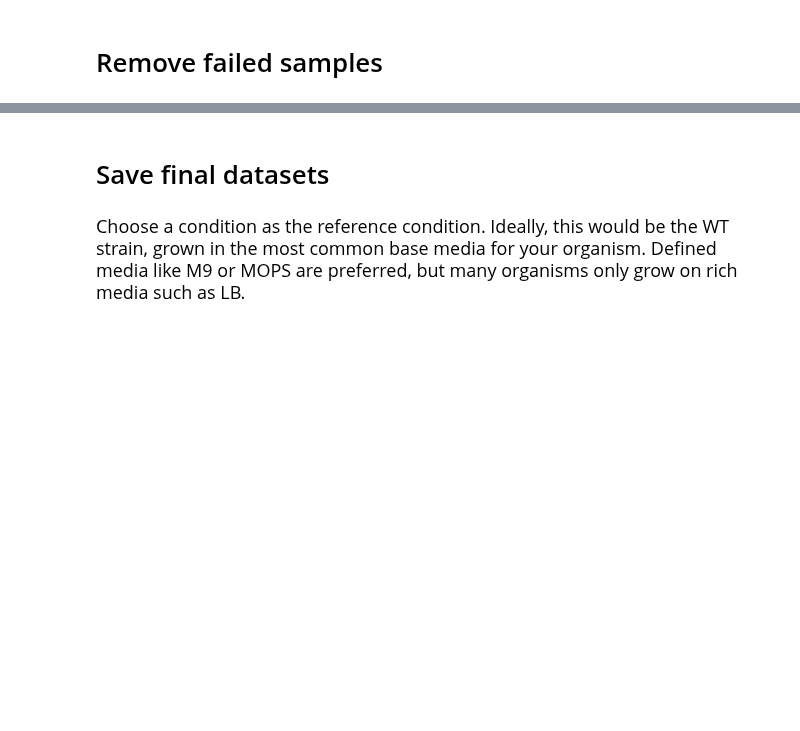
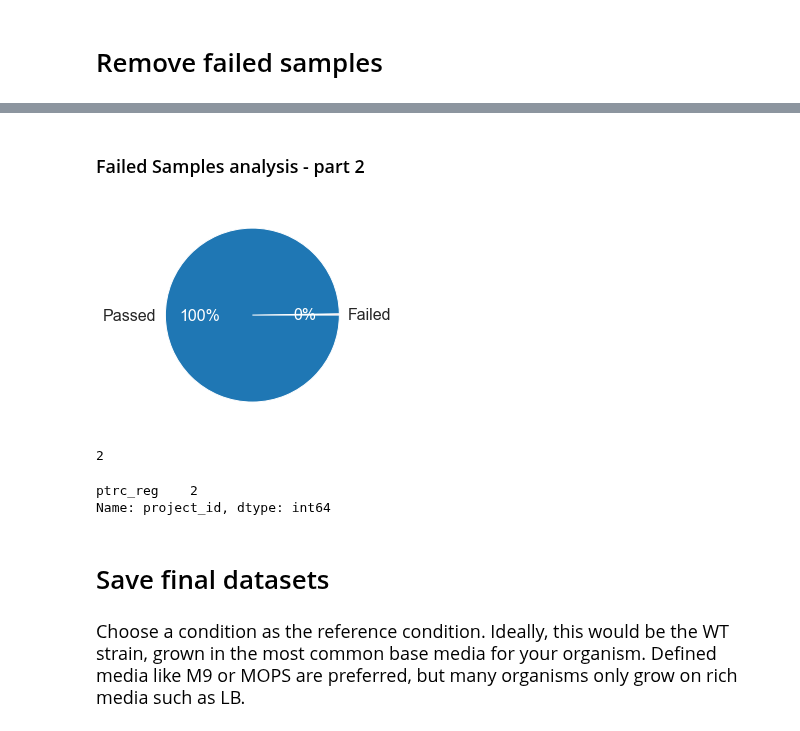
Before and after one commit to SBRG/precise2, a Jupyter notebook: notebooks/QC/expression_QC_SOP.ipynb, the cells around one changed output, grey strips where cells are left out. Drawn from its saved outputs; the diff is of its cells as text; code cells hidden in the pictures; blank space fills up the shorter version.

```diff
--- a/notebooks/QC/expression_QC_SOP.ipynb
+++ b/notebooks/QC/expression_QC_SOP.ipynb
@@ -461,0 +443,2 @@ Most dissimilar replicates:
+# %%
+DF_metadata_passed_input = DF_metadata_passed[DF_metadata_passed['passed_similar_replicates']]
@@ -461,0 +450,6 @@ Most dissimilar replicates:
+# %%
+# Drop Samples with no replicates
+cond_counts = DF_metadata_passed_input.condition_id.value_counts()
+drop_conds = cond_counts[cond_counts < 2].index
+print(len(drop_conds))
+drop_conds
@@ -462,7 +474,7 @@ Most dissimilar replicates:
 # %% [markdown]
 # Remove failed samples
 # %%
-qc_columns = ['passed_number_replicates','passed_similar_replicates']
+qc_columns = ['passed_similar_replicates']
 # %%
 DF_metadata_final = DF_metadata_passed[DF_metadata_passed[qc_columns].all(axis=1)]
 # %%
@@ -472,2 +484,29 @@ DF_metadata_final.shape
 # %%
 DF_log_tpm_final = DF_log_tpm[DF_metadata_final.index]
+# %% [markdown]
+### Failed Samples analysis - part 2
+# %%
+# Store Failed Samples for analysis
+
+DF_metadata_fail_step2 = DF_metadata_passed.loc[DF_metadata_passed_step1.index.difference(DF_metadata_final.index), :]
+
+DF_metadata_fail_step2.to_csv('meta_data_failed_QC_step2.tsv', sep = "\t")
+# %%
+_,_,pcts = plt.pie([len(DF_metadata_fail_step2), len(DF_metadata)],
+        labels = ['Failed','Passed'],
+        colors=['tab:red','tab:blue'],
+        autopct='%.0f%%',textprops={'size':16});
+
+# Colors percents white
+for pct in pcts:
+    pct.set_color('white')
+# %% [output]
+[figure, added]
+# %%
+print(len(DF_metadata_fail_step2))
+
+DF_metadata_fail_step2.project_id.value_counts().sort_values(ascending=False)
+# %% [output]
+2
+ptrc_reg    2
+Name: project_id, dtype: int64
```
Also changed, not shown: parts of 26 cells of this notebook, 6 other files.
